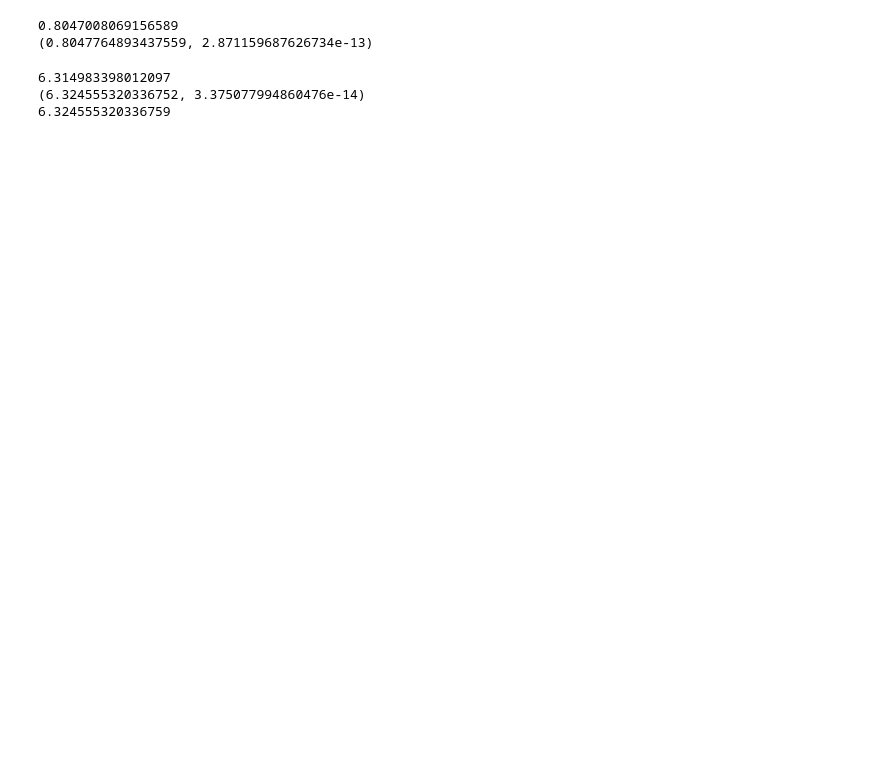
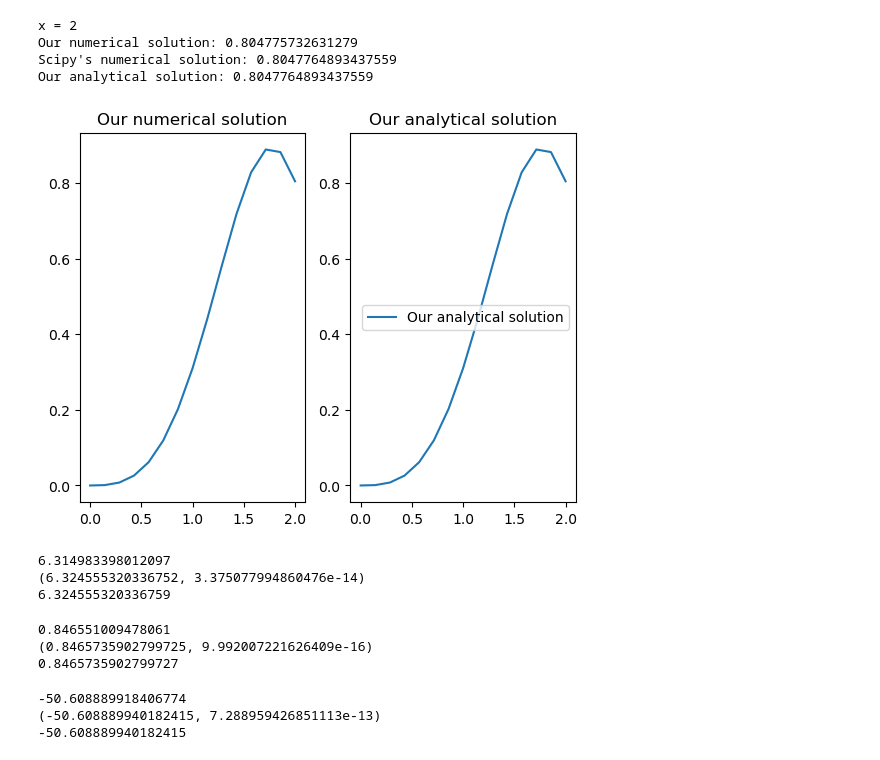
Before and after one commit to LukaD00/deFerMat, a Jupyter notebook: solutions.ipynb, the cells around one changed output. Cells and saved outputs as stored; diff of their text form; code cells hidden in the pictures; blank space fills up the shorter version.

Commit message:
add plotting, cleanup

```diff
--- a/solutions.ipynb
+++ b/solutions.ipynb
@@ -8,27 +13,84 @@ from integrate import Trapezoidal, TrapezoidalSingularity
+# %%
+def test_integral_solver(integrand, analytical, x, step=0.0001):
+    integrator = Trapezoidal(step)
+    integrand = lambda t : math.sin(t**2)
+
+    f = lambda x : integrator(integrand, 0, x)
+
+    print(f"x = {x}")
+    print(f"Our numerical solution: {f(x)}")
+    print(f"Scipy's numerical solution: {scipy.integrate.quad(integrand, 0, x)[0]}")
+
+    def analytical_solution(x):
+        return analytical(x) - analytical(step)
+
+    print(f"Our analytical solution: {analytical_solution(x)}")
+
+
+    x_axis = np.linspace(0, x, num=15)
+
+    fig, (ax1, ax2) = plt.subplots(1, 2)
+    ax1.plot(x_axis, [f(x) for x in x_axis], label = "Our numerical solution")
+    ax1.set_title("Our numerical solution")
+    ax2.plot(x_axis, [analytical_solution(x) for x in x_axis], label = "Our analytical solution")
+    ax2.set_title("Our analytical solution")
+
+    plt.show()
+# %%
+integrand = lambda t : math.sin(t**2)
+x = 2
+analytical = lambda x : math.sqrt(np.pi/2) * scipy.special.fresnel(math.sqrt(2/math.pi) * x)[0]
+
+test_integral_solver(integrand, analytical, x, step=0.000001)
+# %% [output]
+x = 2
+Our numerical solution: 0.804775732631279
+Scipy's numerical solution: 0.8047764893437559
+Our analytical solution: 0.8047764893437559
+[figure, added]
+# %%
+integrator = Trapezoidal(0.0001)
+integrand = lambda t : 1 / math.sqrt(t)
+
+f = lambda x : integrator(integrand, 0, x)
+x = 10
+print(f(x))
+print(scipy.integrate.quad(integrand, 0, x))
+
+analytical = lambda x : 2 * math.sqrt(x)
+print(analytical(x) - analytical(0))
+# %% [output]
+6.314983398012097
+(6.324555320336752, 3.375077994860476e-14)
+6.324555320336759
 # %%
 integrator = Trapezoidal(0.0001)
-integrand = lambda t : math.sin(t**2)
+integrand = lambda t : -math.log(t)
 
 f = lambda x : integrator(integrand, 0, x)
-x = 2
+x = 0.5
 print(f(x))
 print(scipy.integrate.quad(integrand, 0, x))
+
+analytical = lambda x : x - x * math.log(x)
+print(analytical(x))
 # %% [output]
-0.8047008069156589
-(0.8047764893437559, 2.871159687626734e-13)
+0.846551009478061
+(0.8465735902799725, 9.992007221626409e-16)
+0.8465735902799727
 # %%
-integrator = TrapezoidalSingularity(0.0001)
-integrand = lambda t : 1 / math.sqrt(t)
+integrator = Trapezoidal(0.000001)
+integrand = lambda t : math.exp(t) * math.cos(t)
 
 f = lambda x : integrator(integrand, 0, x)
-x = 10
+x = 5
 print(f(x))
 print(scipy.integrate.quad(integrand, 0, x))
 
-analytical = lambda x : 2 * math.sqrt(x)
+analytical = lambda x : math.exp(x) * (math.cos(x) + math.sin(x)) / 2 - 0.5
 print(analytical(x))
 # %% [output]
-6.314983398012097
-(6.324555320336752, 3.375077994860476e-14)
-6.324555320336759
+-50.608889918406774
+(-50.608889940182415, 7.288959426851113e-13)
+-50.608889940182415
 # %%
```
Also changed, not shown: parts of 8 cells of this notebook, 1 other file.
